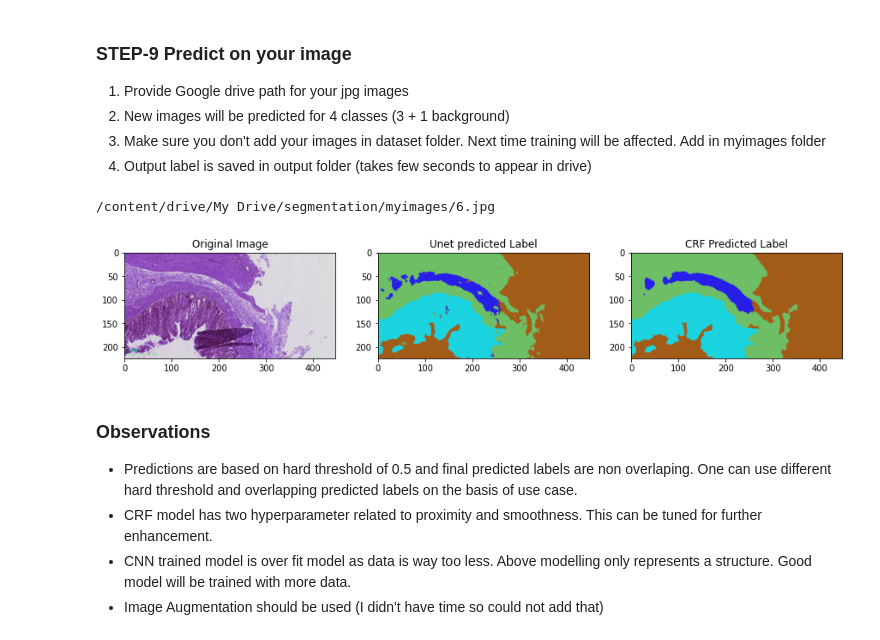
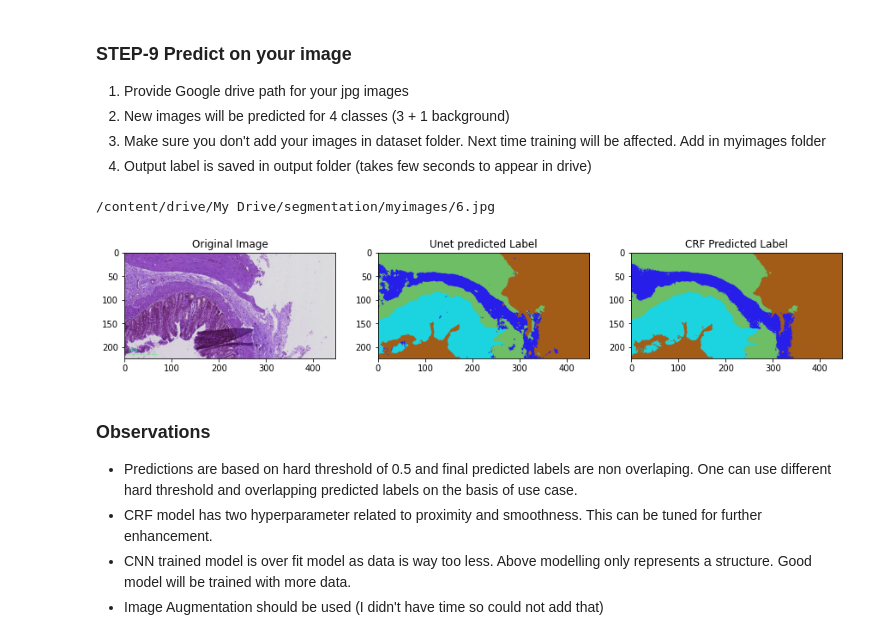
Before and after one commit to abhismatrix1/segmentation, a Jupyter notebook: Segmentation.ipynb, the cells around one changed output. Cells and saved outputs as stored; diff of their text form; code cells hidden in the pictures.

```diff
--- a/Segmentation.ipynb
+++ b/Segmentation.ipynb
@@ -141,7 +145,7 @@ class Segmentation():
     merged_masks = self.merge_mask(prediction)
     return merged_masks
 
-  def crf(self,original_images, annotated_images):
+  def crf(self,original_images, annotated_images,theta1=4,theta2=50):
       result=[]
       # Converting annotated image to RGB if it is Gray scale
       if len(annotated_images.shape)!=4:
@@ -163,7 +167,7 @@ class Segmentation():
                           normalization=dcrf.NORMALIZE_SYMMETRIC)
 
         # This adds the color-dependent term, i.e. features are (x,y,r,g,b).
-        d.addPairwiseBilateral(sxy=(4, 4), srgb=(50, 50, 50), rgbim=original_images[i],
+        d.addPairwiseBilateral(sxy=(theta1, theta1), srgb=(theta2, theta2, theta2), rgbim=original_images[i],
                           compat=10,
                           kernel=dcrf.DIAG_KERNEL,
                           normalization=dcrf.NORMALIZE_SYMMETRIC)
@@ -236,14 +240,14 @@ def get_compiled_model(BACKBONE='efficientnetb3',LR=0.0001):
   optim = keras.optimizers.Adam(LR)
   dice_loss = DiceLoss(class_weights=np.array([.5, 1,1, 1]))
   focal_loss = CategoricalFocalLoss()
-  total_loss = dice_loss + (1 * focal_loss)
+  total_loss = .5*dice_loss + (1 * focal_loss)
   model.compile(optim, loss=total_loss, metrics=[iou_score])
 
   return model,preprocess_input
 
 #set training parameters
 batch_size=5
-epochs=500
+epochs=1000
 LR = .0001
 BACKBONE='efficientnetb3'
 model_filepath = 'model_best.hdf5'
@@ -344,14 +350,14 @@ image_name = ''
 
 #enter model path
 # leave as it is if you want to use pretrained model.
-# Use 'model_best.hdf5' if you want to use recently trained model.
-model_path = ''
+# If want to use currently trained model then set below parameter to True
+use_current_model = False
 
 #----------------------Don't change anything below this-----------
 my_image_folder_path = '/content/drive/My Drive/segmentation/myimages/'
 output_folder = '/content/drive/My Drive/segmentation/output/'
 trained_model_path = '/content/drive/My Drive/segmentation/pretrained_model/model.h5'
-use_model_path = model_path if model_path else trained_model_path
+use_model_path = 'model_best.hdf5' if use_current_model else trained_model_path
 img_name = my_image_folder_path+image_name if image_name else '/content/drive/My Drive/segmentation/myimages/6.jpg'
 colors = np.array([[163,  92,  24],
        [110, 190, 101],
@@ -360,35 +366,35 @@ colors = np.array([[163,  92,  24],
 segment = Segmentation(colors,4)
 train_image_size = (448,224)
 try:
   image = cv2.imread(img_name)
   myimage = cv2.resize(image,train_image_size)[np.newaxis,]
 except:
   print(image_name, " not found")
 
 try:
    pretrained_model
 except :
   pretrained_model,preprocess_input = get_compiled_model()
 pretrained_model.load_weights(use_model_path)
 processed_image = preprocess_input(myimage)
 myimage_predict = segment.predict(processed_image,pretrained_model)
 merged_pred_label=segment.merge_mask_exclusively(myimage_predict)
-crf_pred_label = segment.crf(myimage,merged_pred_label)
+crf_pred_label = segment.crf(myimage,merged_pred_label,10,20)
 cv2.imwrite(output_folder+image_name.split('.')[0]+'_output_label_CRF.jpg',cv2.resize(crf_pred_label[0],(image.shape[1],image.shape[0])))
 cv2.imwrite(output_folder+image_name.split('.')[0]+'_output_label_Unet.jpg',cv2.resize(merged_pred_label[0],(image.shape[1],image.shape[0])))
 
 print(img_name)
 fig, axs = plt.subplots(1, 3,figsize=(15,15))
 axs[0].imshow(myimage[0])
 axs[0].set_title('Original Image')
 axs[1].imshow(merged_pred_label[0])
 axs[1].set_title('Unet predicted Label')
 axs[2].imshow(crf_pred_label[0])
 axs[2].set_title('CRF Predicted Label')
 plt.show()
 # %% [output]
 /content/drive/My Drive/segmentation/myimages/6.jpg
-[figure, old version]
+[figure, new version]
 # %% [markdown]
 <a id='step10'></a>
 ### Observations
```
Also changed, not shown: parts of 6 cells of this notebook, 1 other file.
